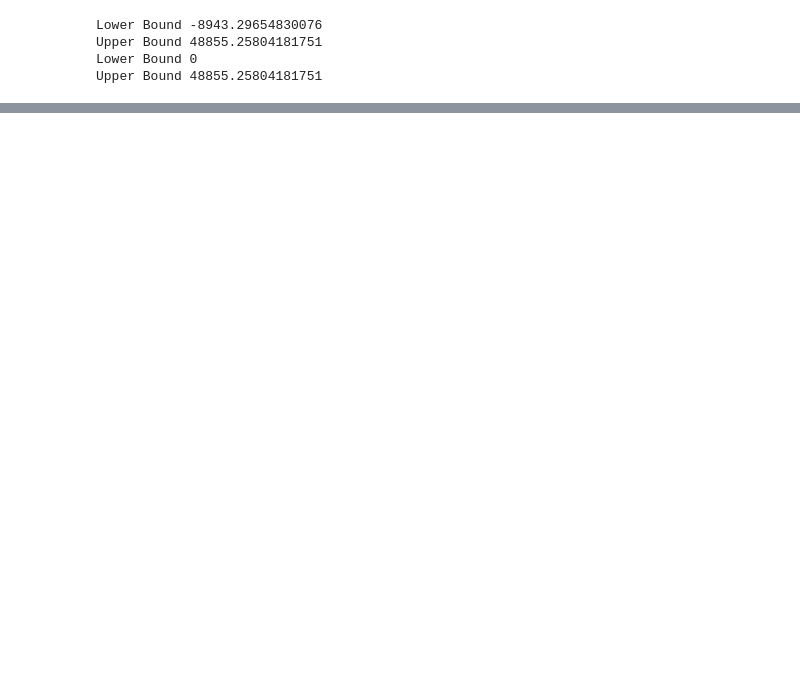
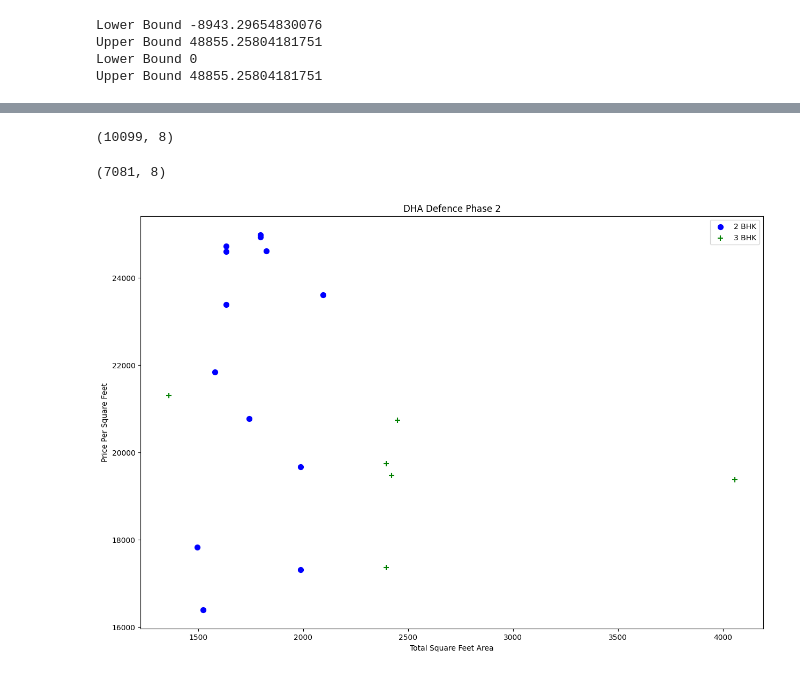
Before and after one commit to aliturab99/Islamabad_House_price_prediction_ML_Project, a Jupyter notebook: Zameen_com_Islamabad_Properties_Data_Science_Project.ipynb, the cells around one changed output, grey strips where cells are left out. Saved outputs shown, nothing was run; the diff lists cells and outputs as text; code cells hidden in the pictures; blank space fills up the shorter version.

```diff
--- a/Zameen_com_Islamabad_Properties_Data_Science_Project.ipynb
+++ b/Zameen_com_Islamabad_Properties_Data_Science_Project.ipynb
@@ -308,3 +308,14 @@ display(df6.describe())
 | 50% | 4.200000e+07 | 8.000000 | 4.000000 | 5.000000 | 2178.008000 | 18234.223986 | 4.964286e+06 |
 | 75% | 8.000000e+07 | 14.000000 | 6.000000 | 6.000000 | 3811.514000 | 25252.432498 | 6.875000e+06 |
 | max | 2.100000e+09 | 1760.000000 | 11.000000 | 10.000000 | 479161.760000 | 48724.545080 | 1.326531e+07 |
+# %%
+def remove_pps_outliers(df):
+  df_out = pd.DataFrame()
+  for key, subdf in df.groupby("location"):
+    m = np.mean(subdf["price_per_sqrt_ft"])
+    st = np.std(subdf["price_per_sqrt_ft"])
+    reduced_df = subdf[(subdf["price_per_sqrt_ft"] > (m - st)) & (subdf["price_per_sqrt_ft"] <= (m + st))]
+    df_out = pd.concat([df_out, reduced_df], ignore_index=True)
+  return df_out
+
+df7 = remove_pps_outliers(df6)
@@ -310,0 +334,6 @@ display(df6.describe())
+# %%
+display(df6.shape)
+display(df7.shape)
+# %% [output]
+(10099, 8)
+(7081, 8)
@@ -310,0 +342,15 @@ display(df6.describe())
+# %%
+def plot_scatter_chart(df, location):
+  bhk2 = df[(df["location"] == location) & (df["beds"] == 2)]
+  bhk3 = df[(df["location"] == location) & (df["beds"] == 3)]
+  matplotlib.rcParams["figure.figsize"] = (15, 10)
+  plt.scatter(bhk2["sqrt_ft"], bhk2["price_per_sqrt_ft"], color="blue", label="2 BHK", s=50)
+  plt.scatter(bhk3["sqrt_ft"], bhk3["price_per_sqrt_ft"], marker="+", color="green", label="3 BHK", s=50)
+  plt.xlabel("Total Square Feet Area")
+  plt.ylabel("Price Per Square Feet")
+  plt.title(location)
+  plt.legend()
+
+plot_scatter_chart(df7, "DHA Defence Phase 2")
+# %% [output]
+[figure, added]
```
Also changed, not shown: parts of 22 cells of this notebook.
